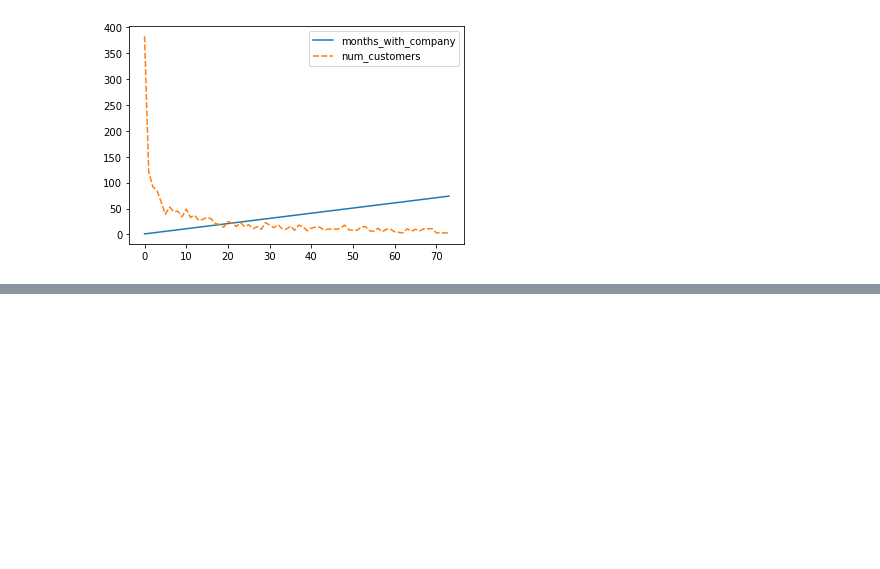
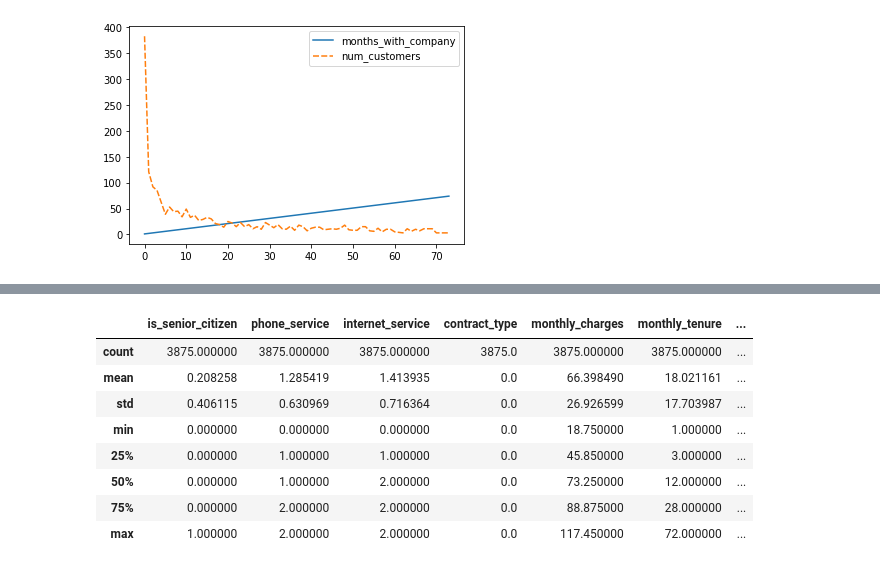
Before and after one commit to HeatherOrtegaMcMillan/storytelling_project, a Jupyter notebook: storytelling_notebook.ipynb, the cells around one changed output, grey strips where cells are left out. Saved outputs shown, nothing was run; the diff lists cells and outputs as text; code cells hidden in the pictures; blank space fills up the shorter version.

```diff
--- a/storytelling_notebook.ipynb
+++ b/storytelling_notebook.ipynb
@@ -412,0 +500,12 @@ sns.lineplot(data = churned_tenure_df)
+# %%
+mtmdf.describe()
+# %% [output]
+|  | is_senior_citizen | phone_service | internet_service | contract_type | monthly_charges | monthly_tenure | ... |
+| count | 3875.000000 | 3875.000000 | 3875.000000 | 3875.0 | 3875.000000 | 3875.000000 | ... |
+| mean | 0.208258 | 1.285419 | 1.413935 | 0.0 | 66.398490 | 18.021161 | ... |
+| std | 0.406115 | 0.630969 | 0.716364 | 0.0 | 26.926599 | 17.703987 | ... |
+| min | 0.000000 | 0.000000 | 0.000000 | 0.0 | 18.750000 | 1.000000 | ... |
+| 25% | 0.000000 | 1.000000 | 1.000000 | 0.0 | 45.850000 | 3.000000 | ... |
+| 50% | 0.000000 | 1.000000 | 2.000000 | 0.0 | 73.250000 | 12.000000 | ... |
+| 75% | 0.000000 | 2.000000 | 2.000000 | 0.0 | 88.875000 | 28.000000 | ... |
+| max | 1.000000 | 2.000000 | 2.000000 | 0.0 | 117.450000 | 72.000000 | ... |
```
Also changed, not shown: parts of 8 cells of this notebook.
